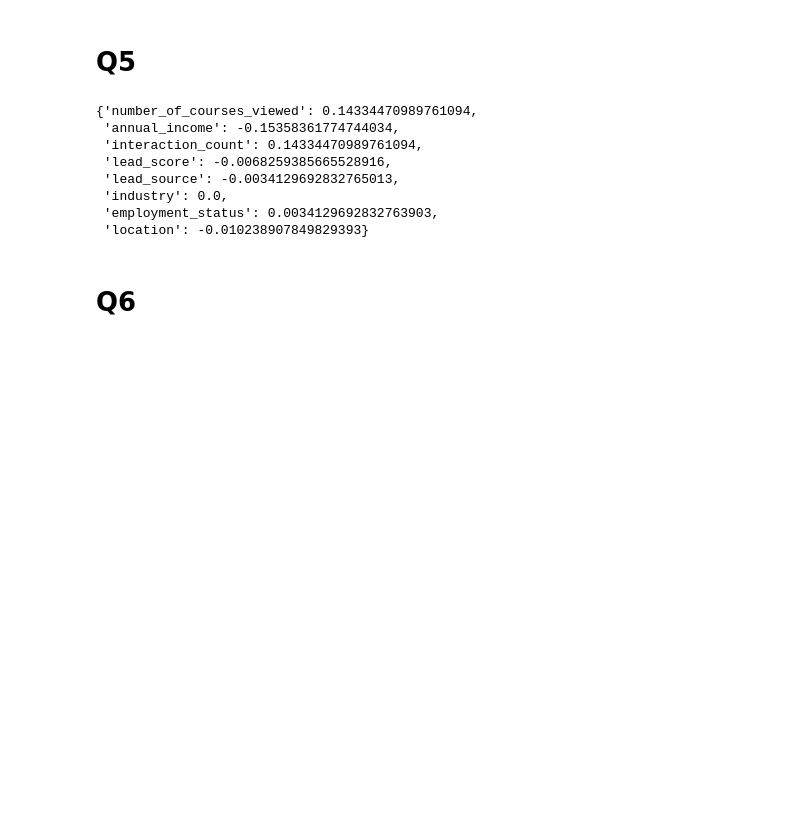
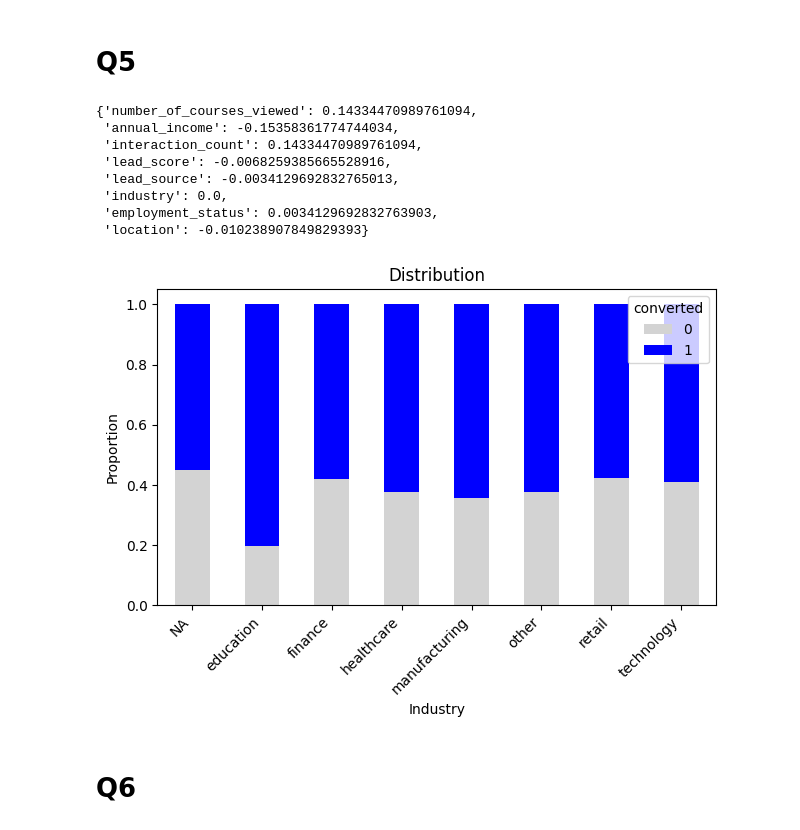
Before and after one commit to altmnt/ml-zoomcamp-fun, a Jupyter notebook: HW3/HW3.ipynb, the cells around one changed output. Drawn from its saved outputs; the diff is of its cells as text; code cells hidden in the pictures; blank space fills up the shorter version.

```diff
--- a/HW3/HW3.ipynb
+++ b/HW3/HW3.ipynb
@@ -170,6 +170,20 @@ feat_el
  'industry': 0.0,
  'employment_status': 0.0034129692832763903,
  'location': -0.010238907849829393}
+# %%
+import matplotlib.pyplot as plt
+df_temp = pd.DataFrame({"industry":df_train["industry"], "converted": y_train})
+counts = df_temp.groupby("industry")["converted"].value_counts(normalize=True).unstack()
+counts.plot(kind="bar", stacked=True, color=["lightgray", "blue"])
+plt.title("Distribution")
+plt.ylabel("Proportion")
+plt.xlabel("Industry")
+plt.xticks(rotation=45, ha="right")
+plt.legend(title="converted")
+plt.tight_layout()
+plt.show()
+# %% [output]
+[figure, added]
 # %% [markdown]
 # Q6
 # %%
```
